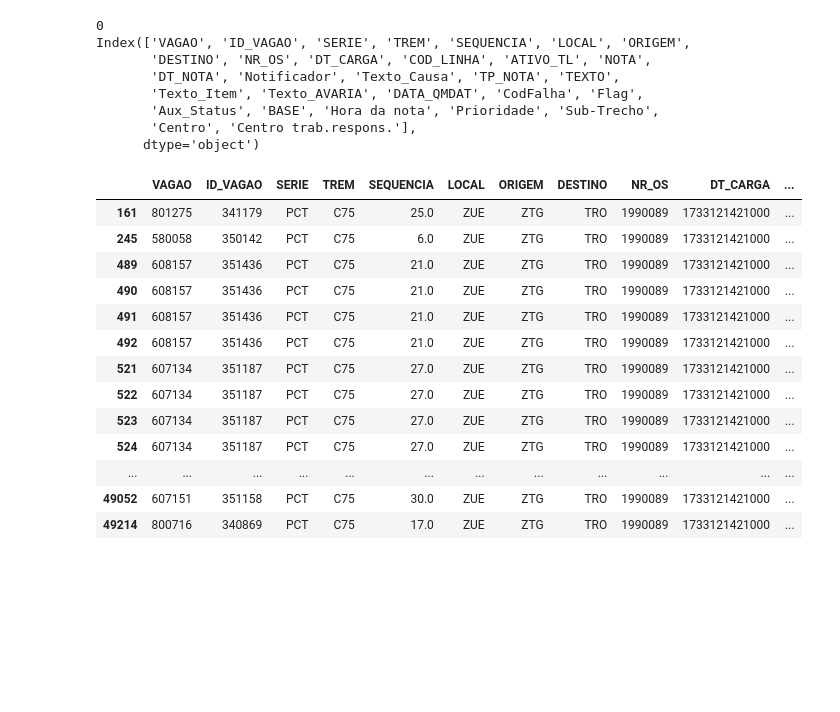
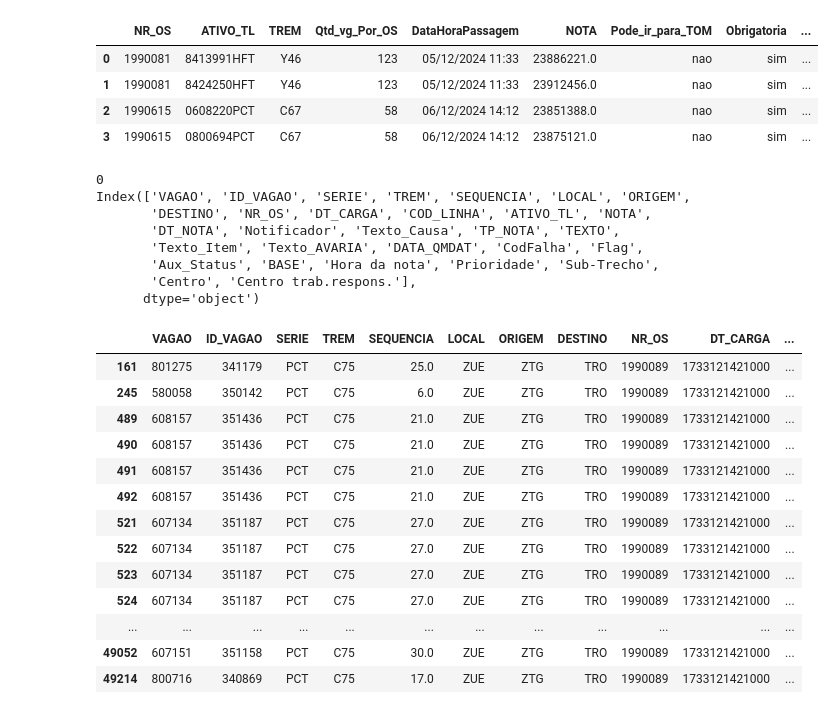
Before and after one commit to leoborin/PanelPCM, a Jupyter notebook: testes.ipynb, the cells around one changed output. Saved outputs shown, nothing was run; the diff lists cells and outputs as text; code cells hidden in the pictures; blank space fills up the shorter version.

```diff
--- a/testes.ipynb
+++ b/testes.ipynb
@@ -147,3 +371,13 @@ df_stage_merge.to_json(
+# %%
+
+result['categoria'] = result['NR_OS'].ne(result['NR_OS'].shift()).cumsum().apply(lambda x: 'A' if x % 2 == 0 else 'B')
+result
+# %% [output]
+|  | NR_OS | ATIVO_TL | TREM | Qtd_vg_Por_OS | DataHoraPassagem | NOTA | Pode_ir_para_TOM | Obrigatoria | ... |
+| 0 | 1990081 | 8413991HFT | Y46 | 123 | 05/12/2024 11:33 | 23886221.0 | nao | sim | ... |
+| 1 | 1990081 | 8424250HFT | Y46 | 123 | 05/12/2024 11:33 | 23912456.0 | nao | sim | ... |
+| 2 | 1990615 | 0608220PCT | C67 | 58 | 06/12/2024 14:12 | 23851388.0 | nao | sim | ... |
+| 3 | 1990615 | 0800694PCT | C67 | 58 | 06/12/2024 14:12 | 23875121.0 | nao | sim | ... |
 # %%
 df_stage_merge_tela1 = df_stage_merge
 valor_filtro = '1990089'
```
Also changed, not shown: parts of 8 cells of this notebook, 16 other files.
